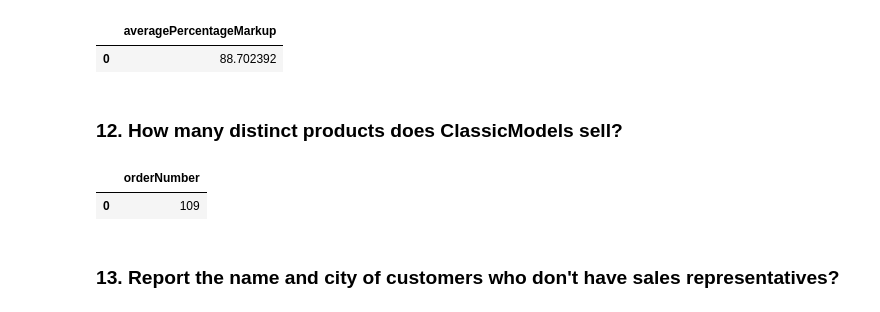
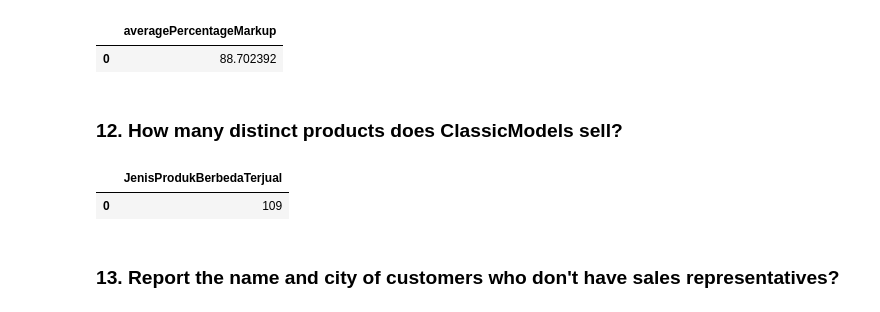
Before and after one commit to AdjisetyaAgung/Digital-Talent, a Jupyter notebook: Latihan SQL 1.ipynb, the cells around one changed output. Saved outputs shown, nothing was run; the diff lists cells and outputs as text; code cells hidden in the pictures.

```diff
--- a/Latihan SQL 1.ipynb
+++ b/Latihan SQL 1.ipynb
@@ -165,9 +165,9 @@ run("SELECT AVG((MSRP - buyPrice)*100.00/buyPrice) AS averagePercentageMarkup FR
 # %% [markdown]
 ### 12. How many distinct products does ClassicModels sell?
 # %%
-run("SELECT COUNT(DISTINCT productCode) AS orderNumber FROM orderdetails")
+run("SELECT COUNT(DISTINCT productCode) AS JenisProdukBerbedaTerjual FROM orderdetails")
 # %% [output]
-|  | orderNumber |
+|  | JenisProdukBerbedaTerjual |
 | 0 | 109 |
 # %% [markdown]
 ### 13. Report the name and city of customers who don't have sales representatives?
```
Also changed, not shown: parts of 1 cell of this notebook.
